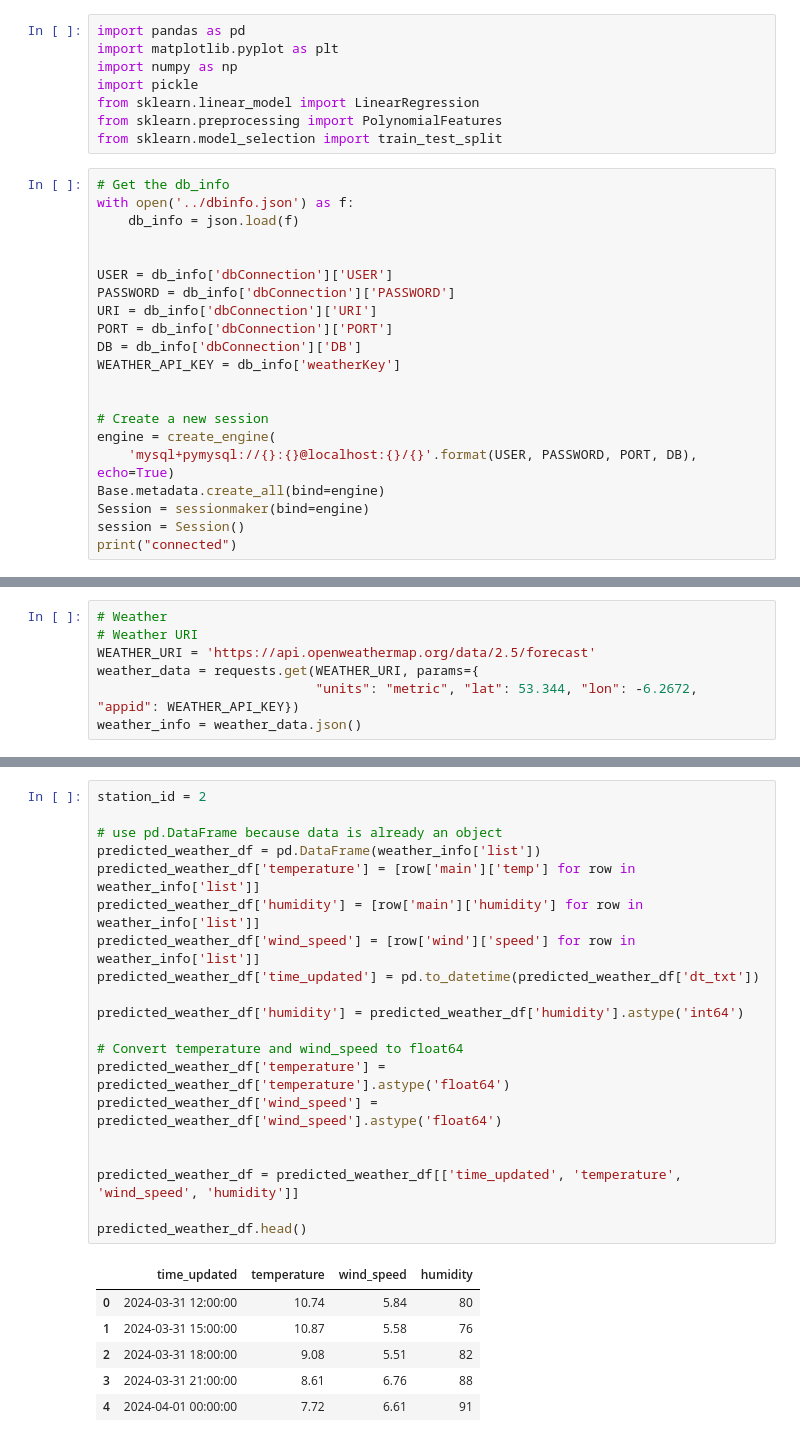
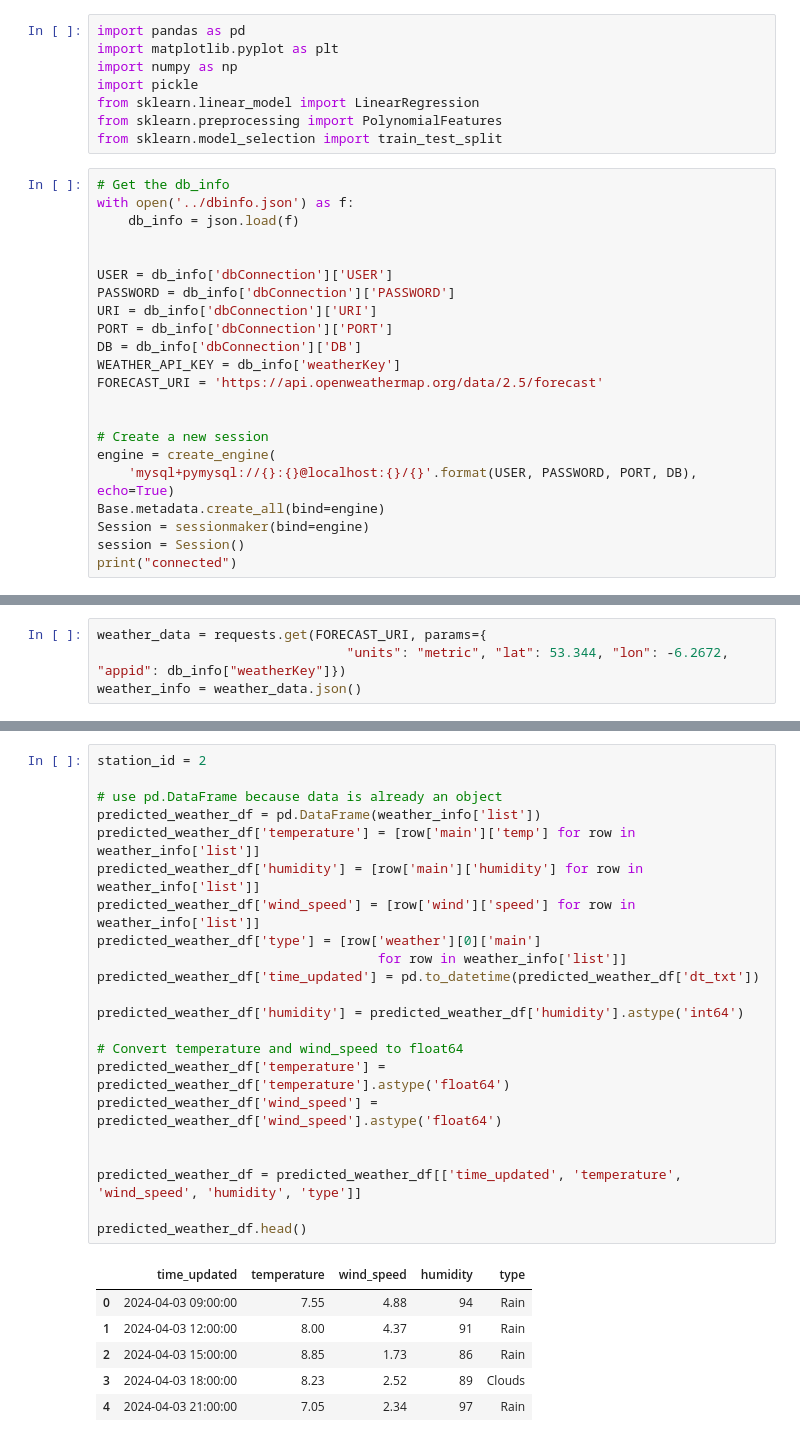
Before and after one commit to TadghPurcell/On-Your-Bike, a Jupyter notebook: ML_models/station_prediction.ipynb, the cells around one changed output, grey strips where cells are left out. Saved outputs shown, nothing was run; the diff lists cells and outputs as text.

```diff
--- a/ML_models/station_prediction.ipynb
+++ b/ML_models/station_prediction.ipynb
@@ -31,6 +31,7 @@ URI = db_info['dbConnection']['URI']
 PORT = db_info['dbConnection']['PORT']
 DB = db_info['dbConnection']['DB']
 WEATHER_API_KEY = db_info['weatherKey']
+FORECAST_URI = 'https://api.openweathermap.org/data/2.5/forecast'
 
 
 # Create a new session
@@ -94,7 +97,4 @@ WHERE weather.time_updated > %(time_updated_1)s
 # %%
-# Weather
-# Weather URI
-WEATHER_URI = 'https://api.openweathermap.org/data/2.5/forecast'
-weather_data = requests.get(WEATHER_URI, params={
-                            "units": "metric", "lat": 53.344, "lon": -6.2672, "appid": WEATHER_API_KEY})
+weather_data = requests.get(FORECAST_URI, params={
+                                "units": "metric", "lat": 53.344, "lon": -6.2672, "appid": db_info["weatherKey"]})
 weather_info = weather_data.json()
@@ -101,30 +118,32 @@ weather_info = weather_data.json()
 # %%
 station_id = 2
 
 # use pd.DataFrame because data is already an object
 predicted_weather_df = pd.DataFrame(weather_info['list'])
 predicted_weather_df['temperature'] = [row['main']['temp'] for row in weather_info['list']]
 predicted_weather_df['humidity'] = [row['main']['humidity'] for row in weather_info['list']]
 predicted_weather_df['wind_speed'] = [row['wind']['speed'] for row in weather_info['list']]
+predicted_weather_df['type'] = [row['weather'][0]['main']
+                                    for row in weather_info['list']]
 predicted_weather_df['time_updated'] = pd.to_datetime(predicted_weather_df['dt_txt'])
 
 predicted_weather_df['humidity'] = predicted_weather_df['humidity'].astype('int64')
 
 # Convert temperature and wind_speed to float64
 predicted_weather_df['temperature'] = predicted_weather_df['temperature'].astype('float64')
 predicted_weather_df['wind_speed'] = predicted_weather_df['wind_speed'].astype('float64')
 
 
-predicted_weather_df = predicted_weather_df[['time_updated', 'temperature', 'wind_speed', 'humidity']]
+predicted_weather_df = predicted_weather_df[['time_updated', 'temperature', 'wind_speed', 'humidity', 'type']]
 
 predicted_weather_df.head()
 # %% [output]
-|  | time_updated | temperature | wind_speed | humidity |
-| 0 | 2024-03-31 12:00:00 | 10.74 | 5.84 | 80 |
-| 1 | 2024-03-31 15:00:00 | 10.87 | 5.58 | 76 |
-| 2 | 2024-03-31 18:00:00 | 9.08 | 5.51 | 82 |
-| 3 | 2024-03-31 21:00:00 | 8.61 | 6.76 | 88 |
-| 4 | 2024-04-01 00:00:00 | 7.72 | 6.61 | 91 |
+|  | time_updated | temperature | wind_speed | humidity | type |
+| 0 | 2024-04-03 09:00:00 | 7.55 | 4.88 | 94 | Rain |
+| 1 | 2024-04-03 12:00:00 | 8.00 | 4.37 | 91 | Rain |
+| 2 | 2024-04-03 15:00:00 | 8.85 | 1.73 | 86 | Rain |
+| 3 | 2024-04-03 18:00:00 | 8.23 | 2.52 | 89 | Clouds |
+| 4 | 2024-04-03 21:00:00 | 7.05 | 2.34 | 97 | Rain |
 # %%
 weather_combined = pd.concat([weather_historical_df, predicted_weather_df])
 weather_combined.head()
```
Also changed, not shown: parts of 11 cells of this notebook, 2 other files.
